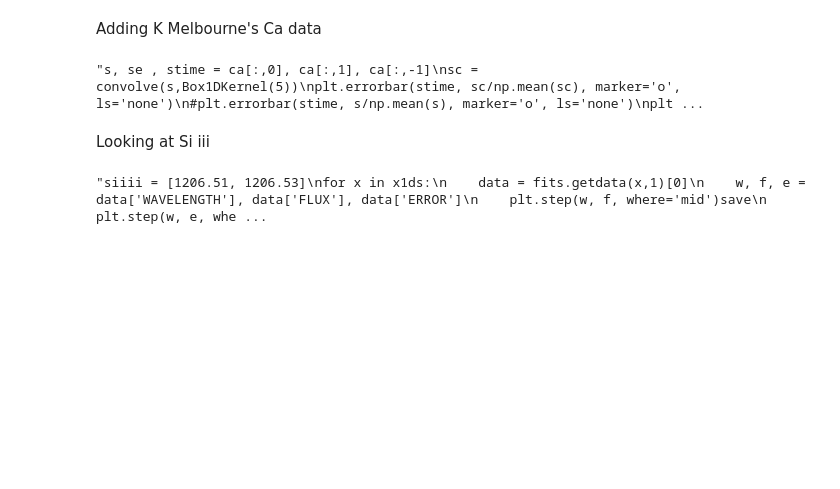
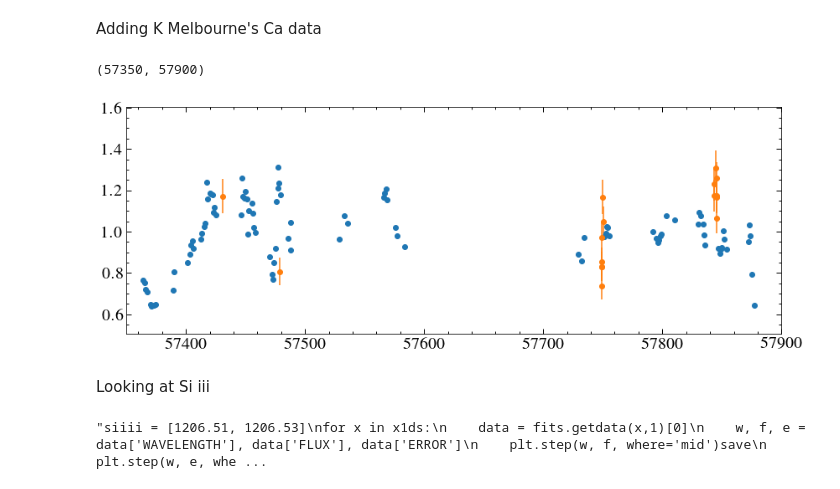
Before and after one commit to davidjwilson/gj1132, a Jupyter notebook: gj1132_lya.ipynb, the cells around one changed output. Cells and saved outputs as stored; diff of their text form; code cells hidden in the pictures; blank space fills up the shorter version.

```diff
--- a/gj1132_lya.ipynb
+++ b/gj1132_lya.ipynb
@@ -331,16 +351,17 @@ Adding K Melbourne's Ca data
 # %%
 ca = np.loadtxt('HARPS_GJ1132_cahk_spectra.txt')
 # %%
-"""s, se , stime = ca[:,0], ca[:,1], ca[:,-1]
+s, se , stime = ca[:,0], ca[:,1], ca[:,-1]
 sc = convolve(s,Box1DKernel(5))
 plt.errorbar(stime, sc/np.mean(sc), marker='o', ls='none')
 #plt.errorbar(stime, s/np.mean(s), marker='o', ls='none')
 plt.errorbar(times, flux/np.mean(flux), yerr=error/np.mean(flux), ls='none', marker='o')
 #plt.ylim(0, 6)
 plt.xlim(57350, 57900)
-#plt.savefig('s_v_lya_rough.png')"""
+#plt.savefig('s_v_lya_rough.png')
 # %% [output]
-"s, se , stime = ca[:,0], ca[:,1], ca[:,-1]\nsc = convolve(s,Box1DKernel(5))\nplt.errorbar(stime, sc/np.mean(sc), marker='o', ls='none')\n#plt.errorbar(stime, s/np.mean(s), marker='o', ls='none')\nplt ...
+(57350, 57900)
+[figure, added]
 # %%
 #plt.plot(stime,s/se)
 # %% [markdown]
```
Also changed, not shown: parts of 9 cells of this notebook, 7 other files.
